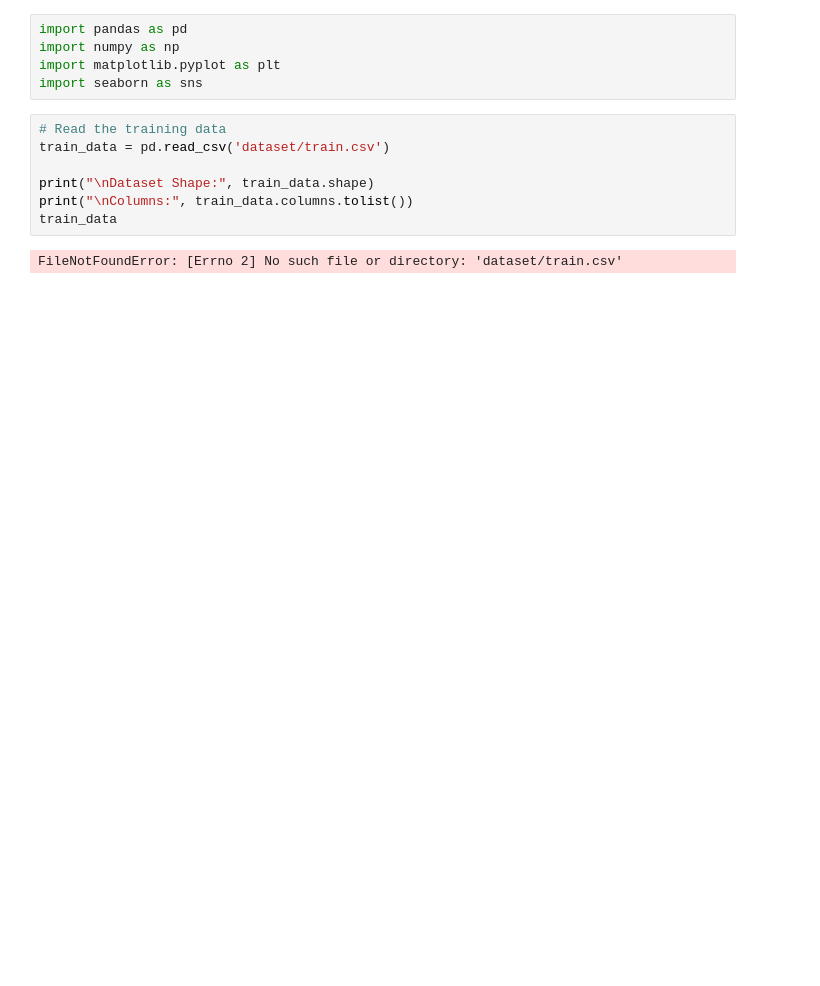
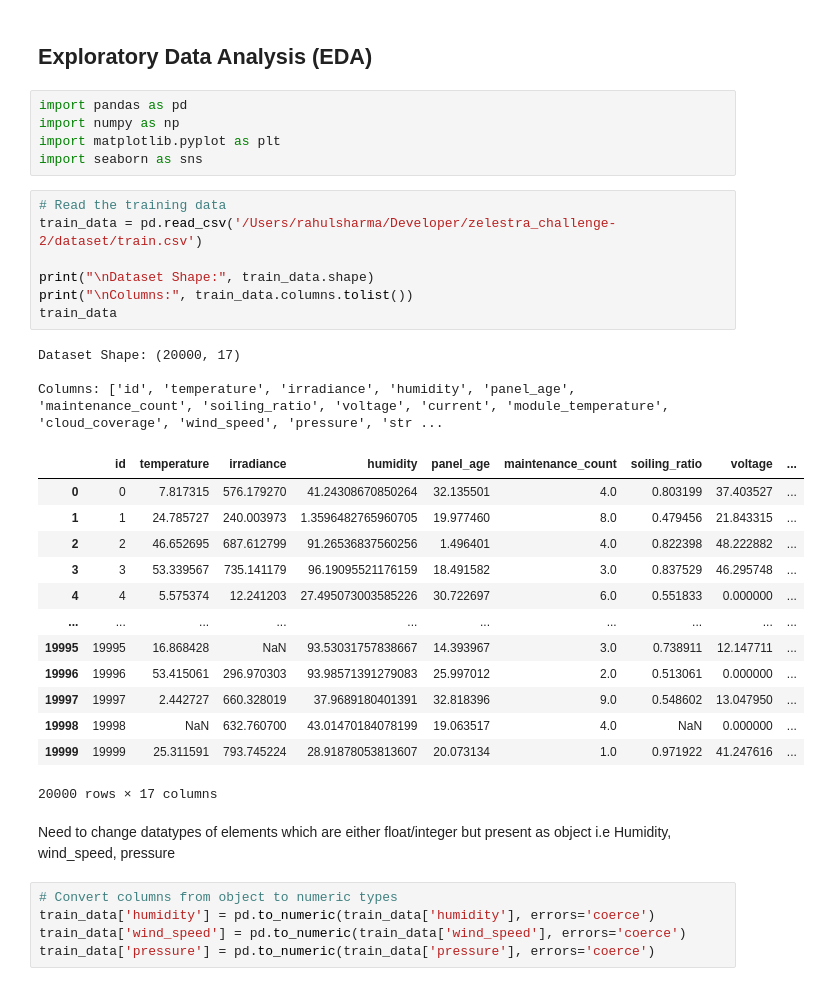
Before and after one commit to rxhulshxrmx/zelestra_challenge, a Jupyter notebook: data_preprocessing/preprocessing.ipynb, the cells around one changed output. Drawn from its saved outputs; the diff is of its cells as text; blank space fills up the shorter version.

```diff
--- a/data_preprocessing/preprocessing.ipynb
+++ b/data_preprocessing/preprocessing.ipynb
@@ -1,3 +1,5 @@
+# %% [markdown]
+## Exploratory Data Analysis (EDA)
 # %%
 import pandas as pd
 import numpy as np
@@ -5,10 +7,33 @@ import matplotlib.pyplot as plt
 import seaborn as sns
 # %%
 # Read the training data
-train_data = pd.read_csv('dataset/train.csv')
+train_data = pd.read_csv('/Users/rahulsharma/Developer/zelestra_challenge-2/dataset/train.csv')
 
 print("\nDataset Shape:", train_data.shape)
 print("\nColumns:", train_data.columns.tolist())
 train_data
 # %% [output]
-FileNotFoundError: [Errno 2] No such file or directory: 'dataset/train.csv'
+Dataset Shape: (20000, 17)
+
+Columns: ['id', 'temperature', 'irradiance', 'humidity', 'panel_age', 'maintenance_count', 'soiling_ratio', 'voltage', 'current', 'module_temperature', 'cloud_coverage', 'wind_speed', 'pressure', 'str ...
+|  | id | temperature | irradiance | humidity | panel_age | maintenance_count | soiling_ratio | voltage | ... |
+| 0 | 0 | 7.817315 | 576.179270 | 41.24308670850264 | 32.135501 | 4.0 | 0.803199 | 37.403527 | ... |
+| 1 | 1 | 24.785727 | 240.003973 | 1.3596482765960705 | 19.977460 | 8.0 | 0.479456 | 21.843315 | ... |
+| 2 | 2 | 46.652695 | 687.612799 | 91.26536837560256 | 1.496401 | 4.0 | 0.822398 | 48.222882 | ... |
+| 3 | 3 | 53.339567 | 735.141179 | 96.19095521176159 | 18.491582 | 3.0 | 0.837529 | 46.295748 | ... |
+| 4 | 4 | 5.575374 | 12.241203 | 27.495073003585226 | 30.722697 | 6.0 | 0.551833 | 0.000000 | ... |
+| ... | ... | ... | ... | ... | ... | ... | ... | ... | ... |
+| 19995 | 19995 | 16.868428 | NaN | 93.53031757838667 | 14.393967 | 3.0 | 0.738911 | 12.147711 | ... |
+| 19996 | 19996 | 53.415061 | 296.970303 | 93.98571391279083 | 25.997012 | 2.0 | 0.513061 | 0.000000 | ... |
+| 19997 | 19997 | 2.442727 | 660.328019 | 37.9689180401391 | 32.818396 | 9.0 | 0.548602 | 13.047950 | ... |
+| 19998 | 19998 | NaN | 632.760700 | 43.01470184078199 | 19.063517 | 4.0 | NaN | 0.000000 | ... |
+| 19999 | 19999 | 25.311591 | 793.745224 | 28.91878053813607 | 20.073134 | 1.0 | 0.971922 | 41.247616 | ... |
+20000 rows × 17 columns
+# %% [markdown]
+Need to change datatypes of elements which are either float/integer but present as object
+i.e Humidity, wind_speed, pressure
+# %%
+# Convert columns from object to numeric types
+train_data['humidity'] = pd.to_numeric(train_data['humidity'], errors='coerce')
+train_data['wind_speed'] = pd.to_numeric(train_data['wind_speed'], errors='coerce')
+train_data['pressure'] = pd.to_numeric(train_data['pressure'], errors='coerce')
```
Also changed, not shown: parts of 58 cells of this notebook, 1 other file.
